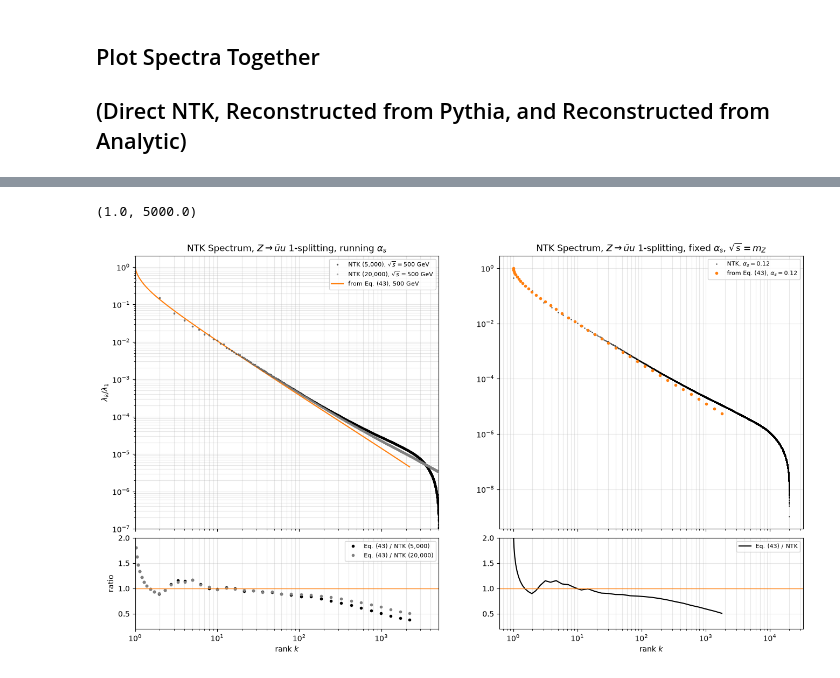
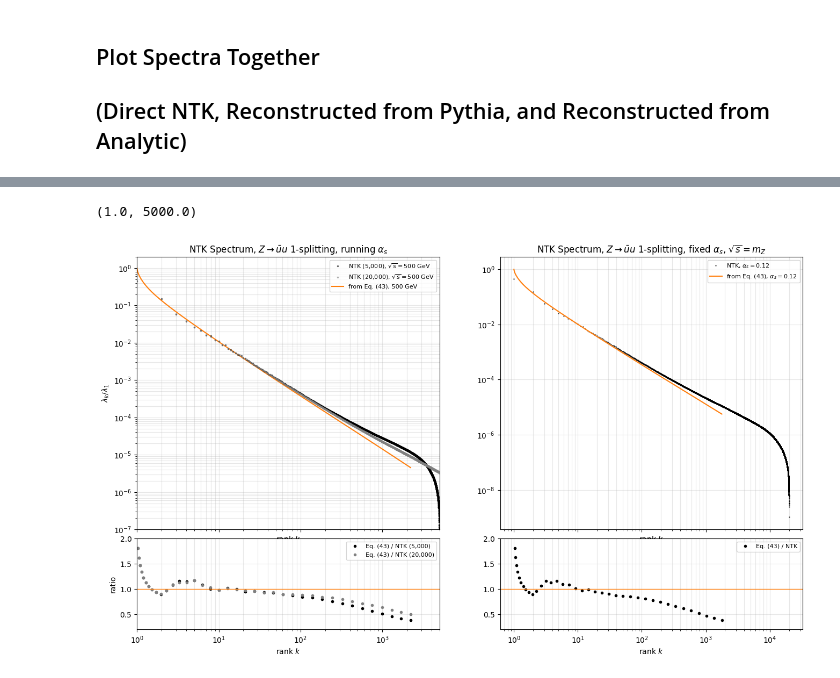
Before and after one commit to Shutko/Jet-Scaling-Laws, a Jupyter notebook: StevensCode/plot_together.ipynb, the cells around one changed output, grey strips where cells are left out. Cells and saved outputs as stored; diff of their text form; code cells hidden in the pictures.

```diff
--- a/StevensCode/plot_together.ipynb
+++ b/StevensCode/plot_together.ipynb
@@ -86,35 +45,53 @@ ax1.set_xlim(1e0, 5e3)
 # %%
 fig, ((ax1, ax2), (r1, r2)) = plt.subplots(2, 2, figsize=(16, 9), sharex='col', gridspec_kw=dict(height_ratios=[3, 1], hspace=0.05))
 kk = lambda lam: np.arange(1, len(lam) + 1)
-norm = lambda key, k: NTK[key][int(k[0]) - 1] / NTK[key][0]      # pin a reconstructed curve to the NTK value at its first k
+norm = lambda key, k: NTK_5[key][int(k[0]) - 1] / NTK_5[key][0]      # pin a reconstructed curve to the NTK value at its first k
 ntk_at = lambda D, key, k: np.exp(np.interp(np.log(k), np.log(kk(D[key])), np.log(D[key]/D[key][0])))   # NTK/λ1 interpolated at the reconstruction's k
-scale = 0.45
+scale = 0.45   # (by hand)
 
 # left: energy scan, running alpha_s
+# ax1.loglog(kk(NTK['Z1']), scale*NTK['Z1']/NTK['Z1'][0], '.', color='C0', markersize=2, alpha=0.5, label=r'NTK, $\sqrt{s} = m_Z$')
 ax1.loglog(kk(NTK_5['Z1_500GeV']), scale*NTK_5['Z1_500GeV']/NTK_5['Z1_500GeV'][0], '.', color='k', markersize=3, alpha=0.5, label=r'NTK (5,000), $\sqrt{s} = 500$ GeV', zorder=10)
 ax1.loglog(kk(NTK_20['Z1_500GeV']), scale*NTK_20['Z1_500GeV']/NTK_20['Z1_500GeV'][0], '.', color='gray', markersize=3, alpha=0.5, label=r'NTK (20,000), $\sqrt{s} = 500$ GeV', zorder=10)
+# ax1.loglog(kk(NTK['Z1_1TeV']), scale*NTK['Z1_1TeV']/NTK['Z1_1TeV'][0], '.', color='C2', markersize=2, alpha=0.5, label=r'NTK, $\sqrt{s} = 1$ TeV')
+# k, lam = REC_PY['Z1'];        ax1.loglog(k, lam*norm('Z1', k), 'o', color='C0', markersize=4, mfc='none', label=r'from Pythia $d(Q)$, $m_Z$')
+# k, lam = REC_PY['Z1_500GeV']; ax1.loglog(k, lam*norm('Z1_500GeV', k), 'o', color='C1', markersize=4, mfc='none', label=r'from Pythia $d(Q)$, 500 GeV')
+# k, lam = REC_PY['Z1_1TeV'];   ax1.loglog(k, lam*norm('Z1_1TeV', k), 'o', color='C2', markersize=4, mfc='none', label=r'from Pythia $d(Q)$, 1 TeV')
+# k, lam = REC_AN['Z1'];        ax1.loglog(k, lam*norm('Z1', k), '-', color='C0', label=r'from Eq. (43), $m_Z$')
 k, lam = REC_AN['Z1_500GeV']; ax1.loglog(k, lam*norm('Z1_500GeV', k), '-', color='C1', label=r'from Eq. (43), 500 GeV')
+# k, lam = REC_AN['Z1_1TeV'];   ax1.loglog(k, lam*norm('Z1_1TeV', k), '-', color='C2', label=r'from Eq. (43), 1 TeV')
 r1.semilogx(k, lam*norm('Z1_500GeV', k)/(scale*ntk_at(NTK_5, 'Z1_500GeV', k)), '.', color='k', label='Eq. (43) / NTK (5,000)')
 r1.semilogx(k, lam*norm('Z1_500GeV', k)/(scale*ntk_at(NTK_20, 'Z1_500GeV', k)), '.', color='gray', label='Eq. (43) / NTK (20,000)')
-ax1.set_title(r'NTK Spectrum, $Z\rightarrow \bar{u}u$ 1-splitting, running $\alpha_s$'); ax1.set_ylabel(r'$\lambda_k/\lambda_1$')
+ax1.set_title(r'NTK Spectrum, $Z\rightarrow \bar{u}u$ 1-splitting, running $\alpha_s$');
+ax1.set_xlabel('rank $k$');
+ax1.set_ylabel(r'$\lambda_k/\lambda_1$')
 ax1.legend(fontsize=8); ax1.grid(True, which='both', alpha=0.3)
 
 # right: fixed alpha_s at mZ
+# ax2.loglog(kk(NTK['Z1_fix08']), scale*NTK['Z1_fix08']/NTK['Z1_fix08'][0], '.', color='C0', markersize=2, alpha=0.5, label=r'NTK, $\alpha_s = 0.08$')
 ax2.loglog(kk(NTK['Z1_fix12']), scale*NTK['Z1_fix12']/NTK['Z1_fix12'][0], '.', color='k', markersize=2, alpha=0.5, label=r'NTK, $\alpha_s = 0.12$')
-k, lam = REC_AN['Z1_fix12'];  ax2.loglog(k, lam*norm('Z1_fix12', k), '.', color='C1', label=r'from Eq. (43), $\alpha_s = 0.12$')
-r2.semilogx(k, lam*norm('Z1_fix12', k)/(scale*ntk_at(NTK, 'Z1_fix12', k)), '-', color='k', label='Eq. (43) / NTK')
-ax2.set_title(r'NTK Spectrum, $Z\rightarrow \bar{u}u$ 1-splitting, fixed $\alpha_s$, $\sqrt{s} = m_Z$')
+# ax2.loglog(kk(NTK['Z1_fix16']), scale*NTK['Z1_fix16']/NTK['Z1_fix16'][0], '.', color='C2', markersize=2, alpha=0.5, label=r'NTK, $\alpha_s = 0.16$')
+# k, lam = REC_PY['Z1_fix08'];  ax2.loglog(k, lam*norm('Z1_fix08', k), 'o', color='C0', markersize=4, mfc='none', label=r'from Pythia $d(Q)$, $\alpha_s = 0.08$')
+# k, lam = REC_PY['Z1_fix12'];  ax2.loglog(k, lam*norm('Z1_fix12', k), 'o', color='C1', markersize=4, mfc='none', label=r'from Pythia $d(Q)$, $\alpha_s = 0.12$')
+# k, lam = REC_PY['Z1_fix16'];  ax2.loglog(k, lam*norm('Z1_fix16', k), 'o', color='C2', markersize=4, mfc='none', label=r'from Pythia $d(Q)$, $\alpha_s = 0.16$')
+# k, lam = REC_AN['Z1_fix08'];  ax2.loglog(k, lam*norm('Z1_fix08', k), '-', color='C0', label=r'from Eq. (43), $\alpha_s = 0.08$')
+k, lam = REC_AN['Z1_fix12'];  ax2.loglog(k, lam*norm('Z1_fix12', k), '-', color='C1', label=r'from Eq. (43), $\alpha_s = 0.12$')
+# k, lam = REC_AN['Z1_fix16'];  ax2.loglog(k, lam*norm('Z1_fix16', k), '-', color='C2', label=r'from Eq. (43), $\alpha_s = 0.16$')
+ax2.set_title(r'NTK Spectrum, $Z\rightarrow \bar{u}u$ 1-splitting, fixed $\alpha_s$, $\sqrt{s} = m_Z$');
+ax2.set_xlabel('rank $k$')
 ax2.legend(fontsize=8); ax2.grid(True, which='both', alpha=0.3)
+r2.semilogx(k, lam*norm('Z1_fix12', k)/(scale*ntk_at(NTK_5, 'Z1_fix12', k)), '.', color='k', label='Eq. (43) / NTK')
+
 
 for r in (r1, r2):
     r.axhline(1, color='C1', lw=1);
     # r.set_yscale('log');
     r.set_ylim(0.2, 2);
     r.set_xlabel('rank $k$');
     r.grid(True, which='both', alpha=0.3);
     r.legend(fontsize=8)
 r1.set_ylabel('ratio')
 ax1.set_ylim(1e-7, 2); ax1.set_xlim(1e0, 5e3)
 # %% [output]
 (1.0, 5000.0)
-[figure, old version]
+[figure, new version]
```
Also changed, not shown: parts of 2 cells of this notebook, 7 other files.
